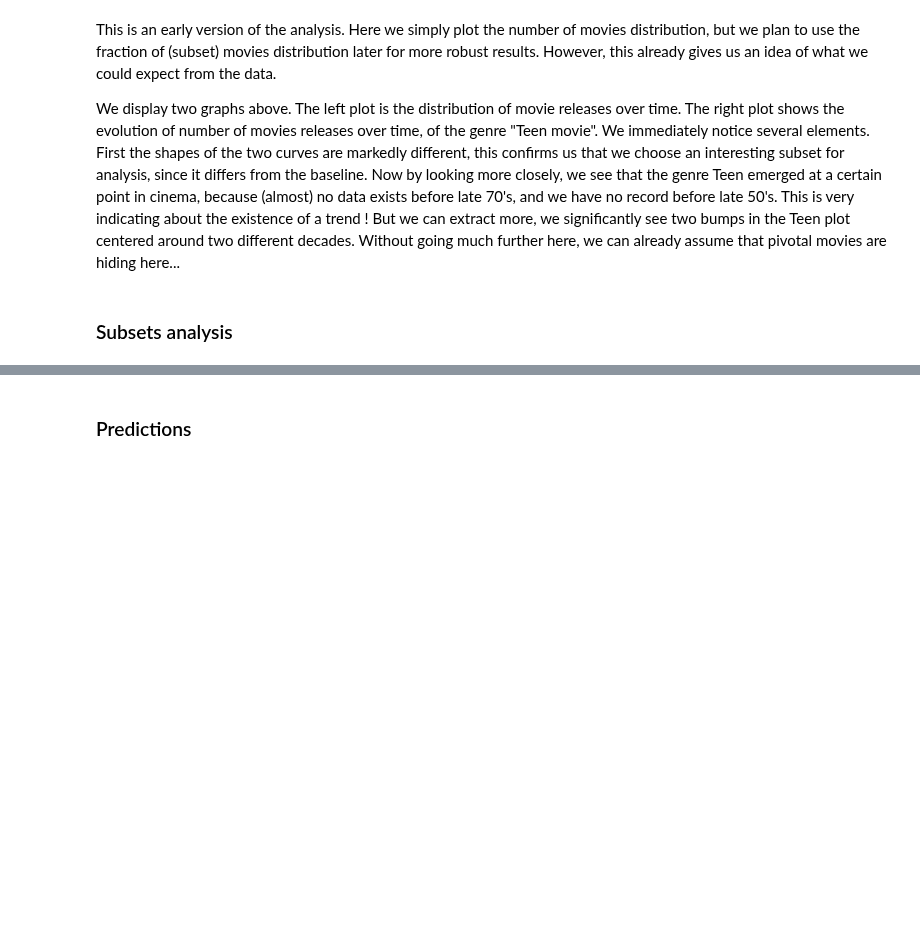
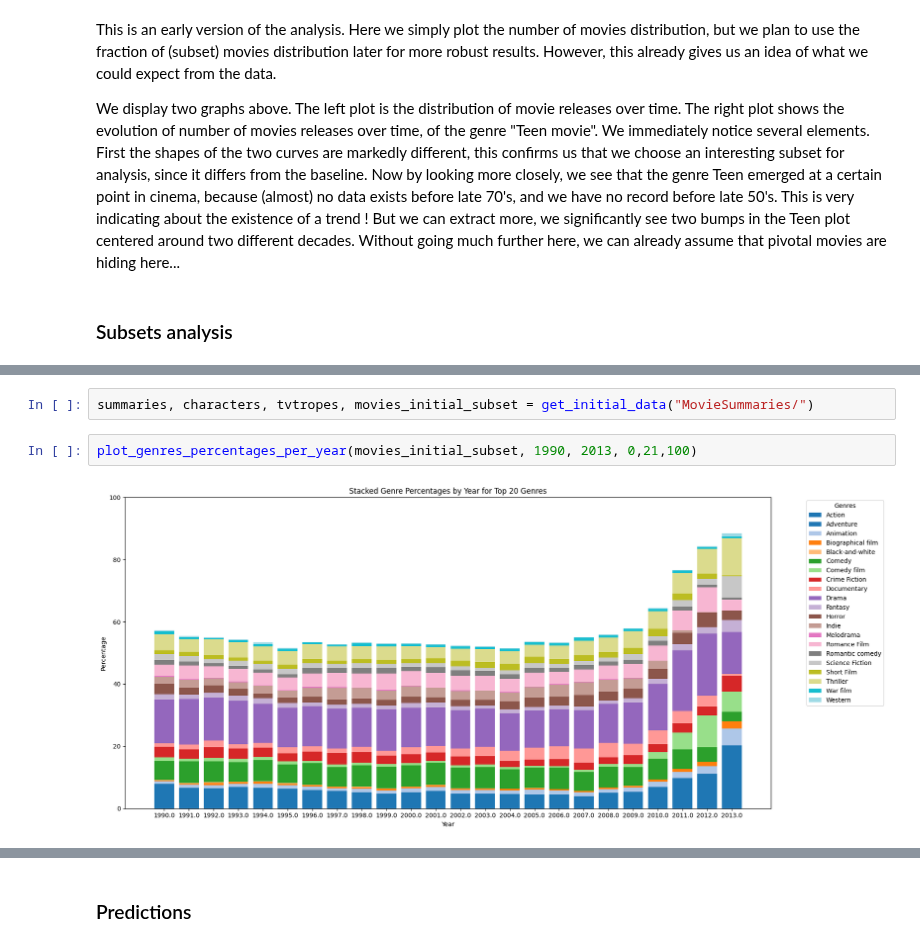
Before and after one commit to epfl-ada/ada-2023-project-thewestbobers, a Jupyter notebook: milestoneP2.ipynb, the cells around one changed output, grey strips where cells are left out. Saved outputs shown, nothing was run; the diff lists cells and outputs as text; blank space fills up the shorter version.

```diff
--- a/milestoneP2.ipynb
+++ b/milestoneP2.ipynb
@@ -126,0 +133,6 @@ We display two graphs above. The left plot is the distribution of movie releases
+# %%
+summaries, characters, tvtropes, movies_initial_subset = get_initial_data("MovieSummaries/")
+# %%
+plot_genres_percentages_per_year(movies_initial_subset, 1990, 2013, 0,21,100)
+# %% [output]
+[figure, added]
```
Also changed, not shown: parts of 16 cells of this notebook.
